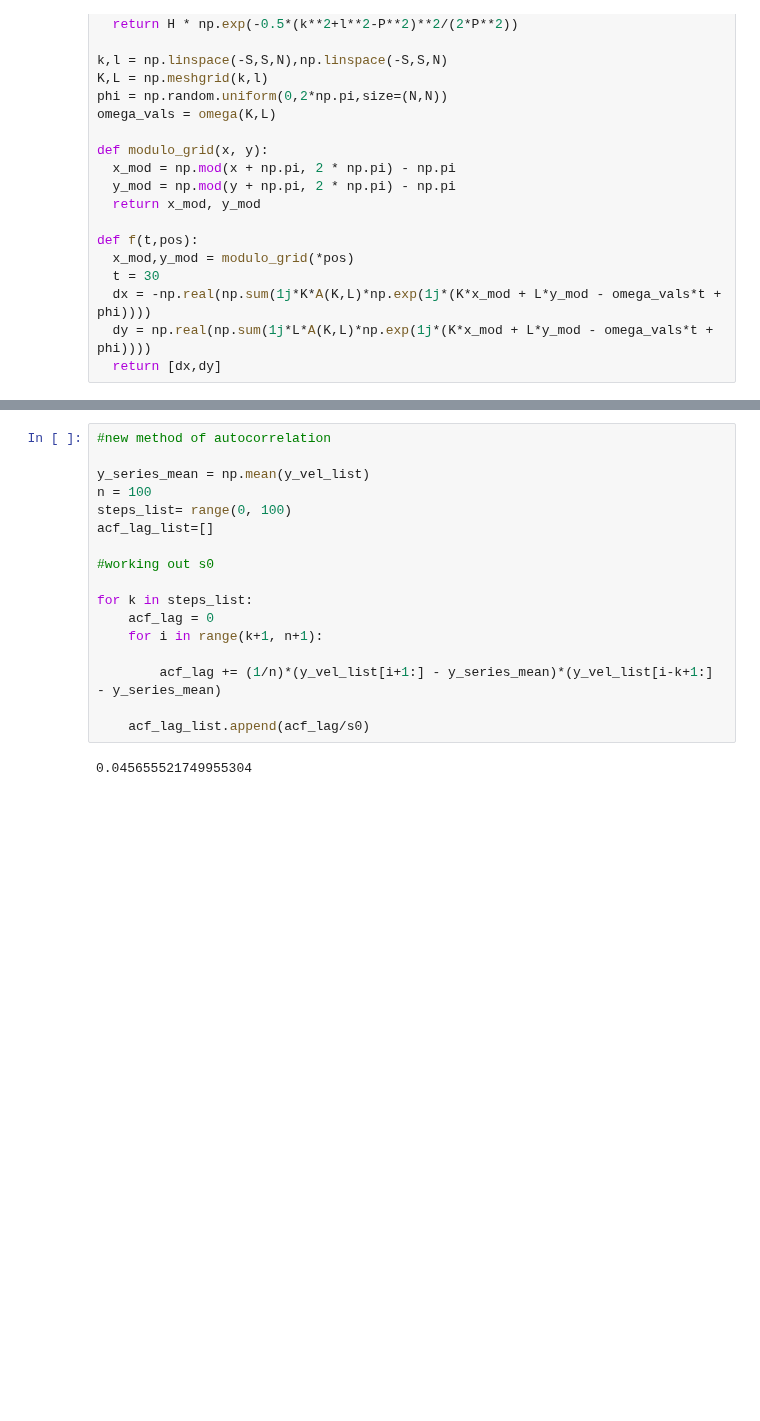
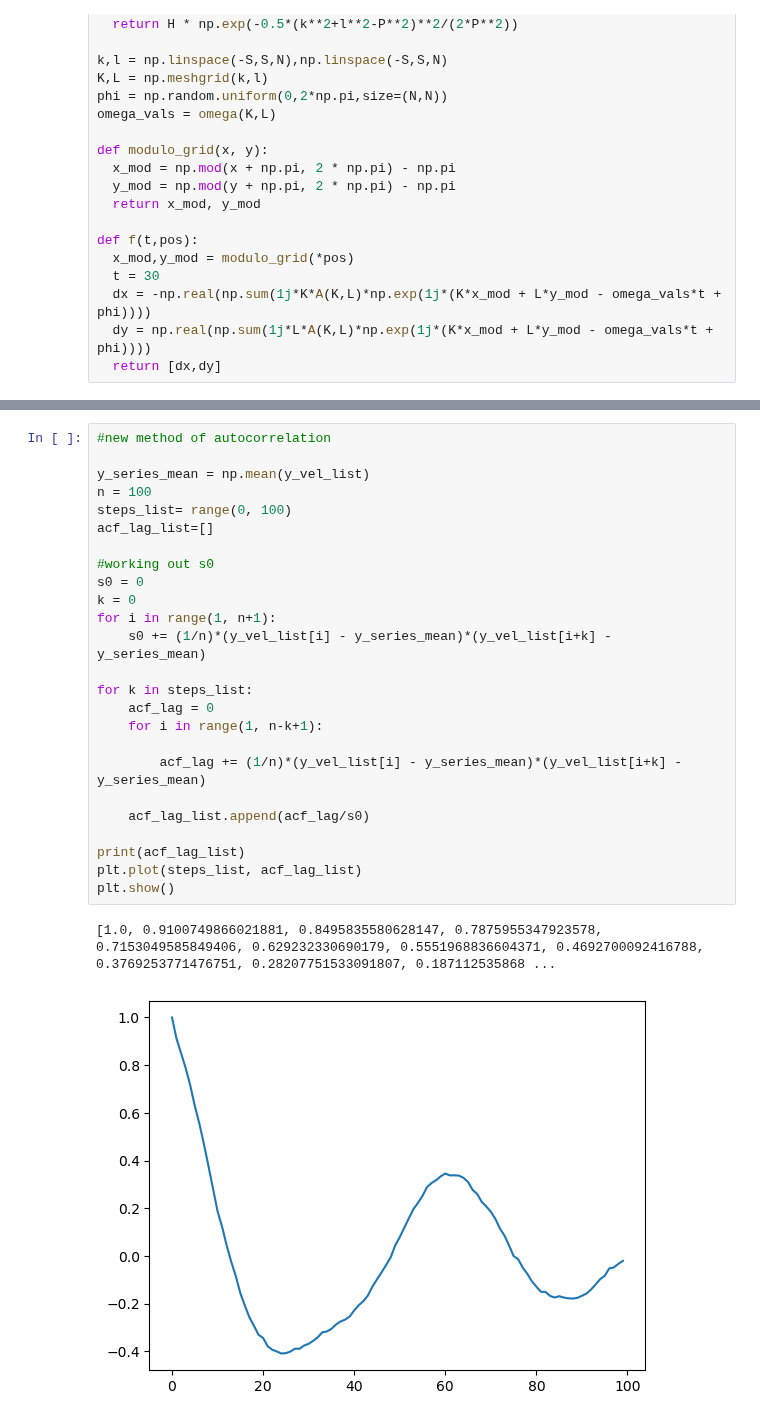
Before and after one commit to bpellow/m2rproject, a Jupyter notebook: Lagr_autocorrelation/velocity_auto_0.ipynb, the cells around one changed output, grey strips where cells are left out. Drawn from its saved outputs; the diff is of its cells as text; blank space fills up the shorter version.

```diff
--- a/Lagr_autocorrelation/velocity_auto_0.ipynb
+++ b/Lagr_autocorrelation/velocity_auto_0.ipynb
@@ -150,19 +133,28 @@ plt.show()
 # %%
 #new method of autocorrelation
 
 y_series_mean = np.mean(y_vel_list)
 n = 100
 steps_list= range(0, 100)
 acf_lag_list=[]
 
 #working out s0
+s0 = 0
+k = 0
+for i in range(1, n+1):
+    s0 += (1/n)*(y_vel_list[i] - y_series_mean)*(y_vel_list[i+k] - y_series_mean)
 
 for k in steps_list:
     acf_lag = 0
-    for i in range(k+1, n+1):
+    for i in range(1, n-k+1):
 
-        acf_lag += (1/n)*(y_vel_list[i+1:] - y_series_mean)*(y_vel_list[i-k+1:] - y_series_mean)
+        acf_lag += (1/n)*(y_vel_list[i] - y_series_mean)*(y_vel_list[i+k] - y_series_mean)
 
     acf_lag_list.append(acf_lag/s0)
+
+print(acf_lag_list)
+plt.plot(steps_list, acf_lag_list)
+plt.show()
 # %% [output]
-0.045655521749955304
+[1.0, 0.9100749866021881, 0.8495835580628147, 0.7875955347923578, 0.7153049585849406, 0.629232330690179, 0.5551968836604371, 0.4692700092416788, 0.3769253771476751, 0.28207751533091807, 0.187112535868 ...
+[figure, added]
```
Also changed, not shown: parts of 2 cells of this notebook, 8 other files.
